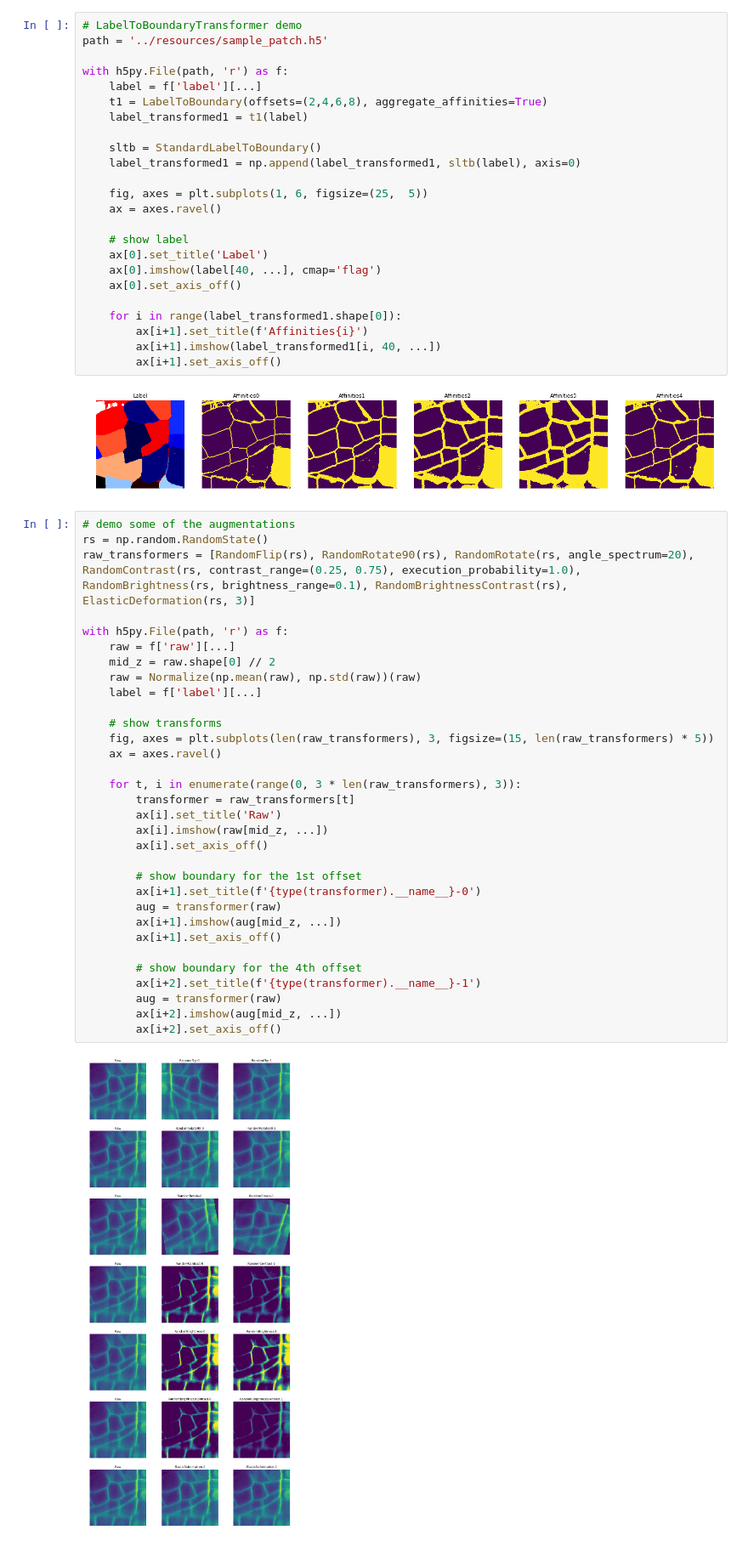
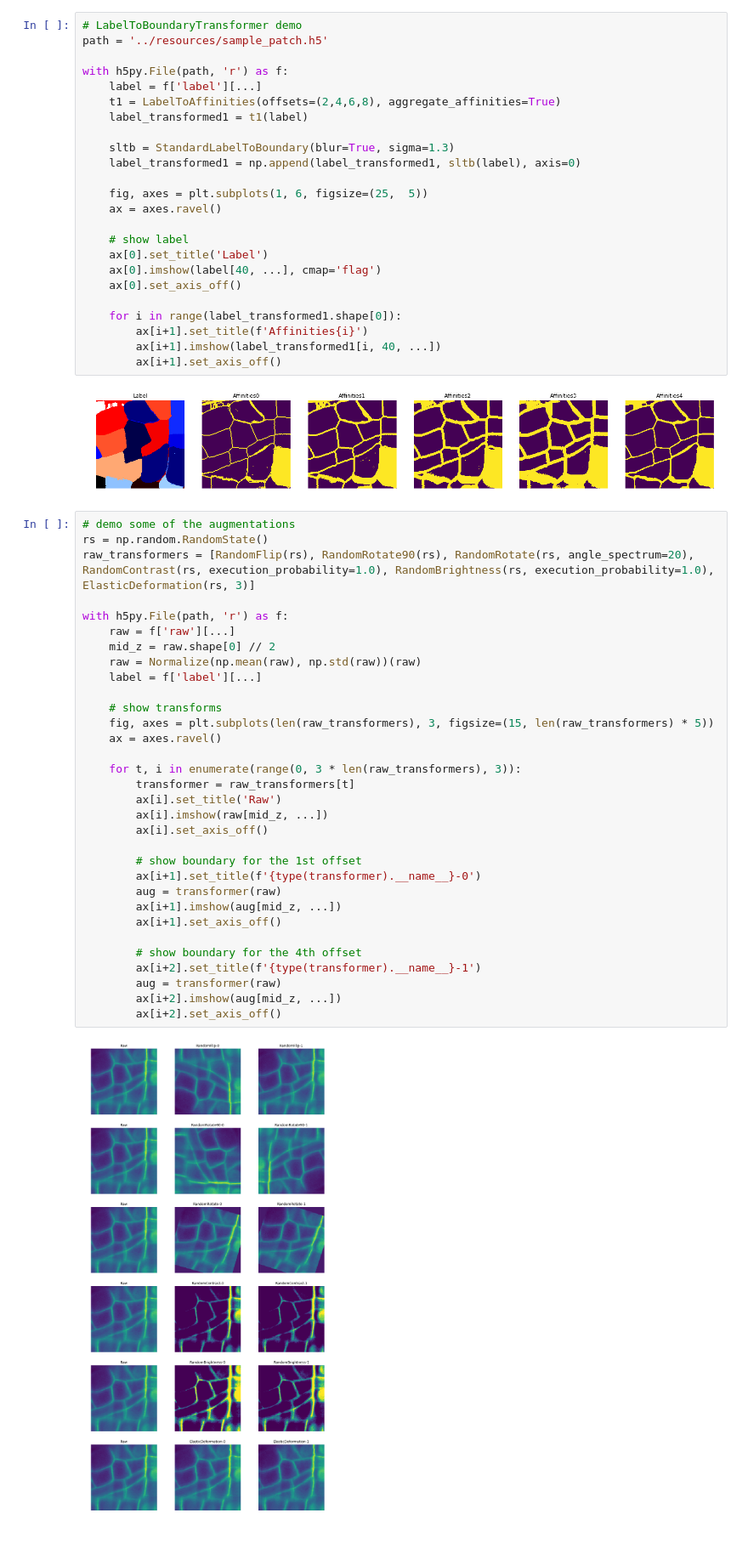
Before and after one commit to wolny/pytorch-3dunet, a Jupyter notebook: augment/transformer-test.ipynb, the cells around one changed output. Shown at 85% size. Drawn from its saved outputs; the diff is of its cells as text.

```diff
--- a/augment/transformer-test.ipynb
+++ b/augment/transformer-test.ipynb
@@ -9,10 +9,10 @@ path = '../resources/sample_patch.h5'
 
 with h5py.File(path, 'r') as f:
     label = f['label'][...]
-    t1 = LabelToBoundary(offsets=(2,4,6,8), aggregate_affinities=True)
+    t1 = LabelToAffinities(offsets=(2,4,6,8), aggregate_affinities=True)
     label_transformed1 = t1(label)
 
-    sltb = StandardLabelToBoundary()
+    sltb = StandardLabelToBoundary(blur=True, sigma=1.3)
     label_transformed1 = np.append(label_transformed1, sltb(label), axis=0)
 
     fig, axes = plt.subplots(1, 6, figsize=(25,  5))
@@ -32,34 +32,34 @@ with h5py.File(path, 'r') as f:
 # %%
 # demo some of the augmentations
 rs = np.random.RandomState()
-raw_transformers = [RandomFlip(rs), RandomRotate90(rs), RandomRotate(rs, angle_spectrum=20), RandomContrast(rs, contrast_range=(0.25, 0.75), execution_probability=1.0), RandomBrightness(rs, brightness_range=0.1), RandomBrightnessContrast(rs), ElasticDeformation(rs, 3)]
+raw_transformers = [RandomFlip(rs), RandomRotate90(rs), RandomRotate(rs, angle_spectrum=20), RandomContrast(rs, execution_probability=1.0), RandomBrightness(rs, execution_probability=1.0), ElasticDeformation(rs, 3)]
 
 with h5py.File(path, 'r') as f:
     raw = f['raw'][...]
     mid_z = raw.shape[0] // 2
     raw = Normalize(np.mean(raw), np.std(raw))(raw)
     label = f['label'][...]
 
     # show transforms
     fig, axes = plt.subplots(len(raw_transformers), 3, figsize=(15, len(raw_transformers) * 5))
     ax = axes.ravel()
 
     for t, i in enumerate(range(0, 3 * len(raw_transformers), 3)):
         transformer = raw_transformers[t]
         ax[i].set_title('Raw')
         ax[i].imshow(raw[mid_z, ...])
         ax[i].set_axis_off()
 
         # show boundary for the 1st offset
         ax[i+1].set_title(f'{type(transformer).__name__}-0')
         aug = transformer(raw)
         ax[i+1].imshow(aug[mid_z, ...])
         ax[i+1].set_axis_off()
 
         # show boundary for the 4th offset
         ax[i+2].set_title(f'{type(transformer).__name__}-1')
         aug = transformer(raw)
         ax[i+2].imshow(aug[mid_z, ...])
         ax[i+2].set_axis_off()
 # %% [output]
-[figure, old version]
+[figure, new version]
```
Also changed, not shown: parts of 1 cell of this notebook, 1 other file.
